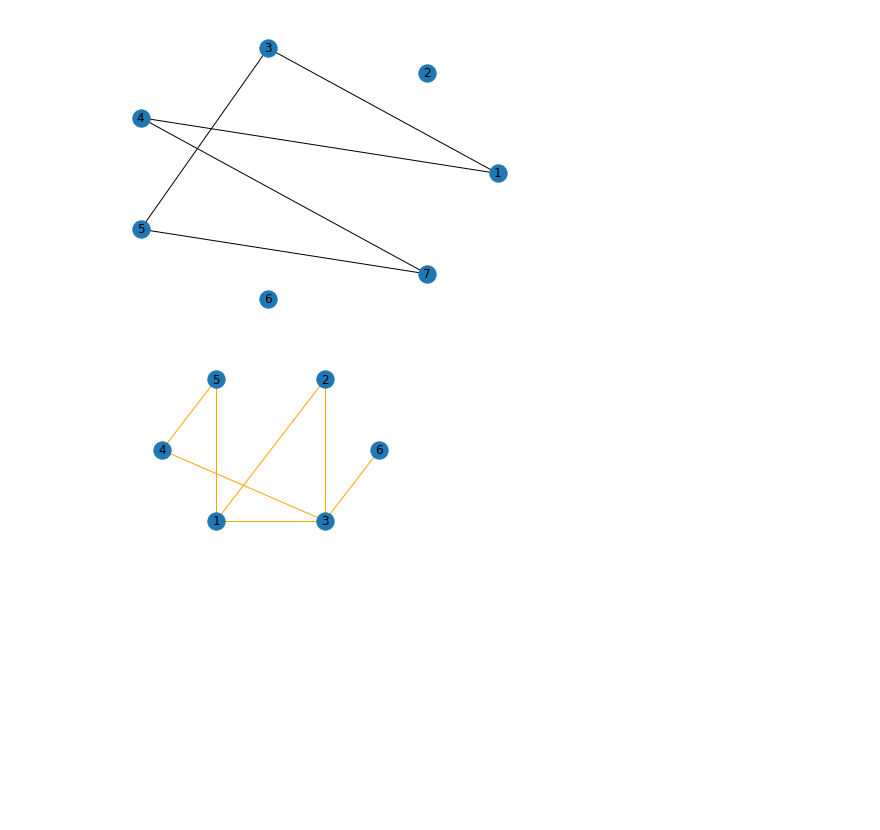
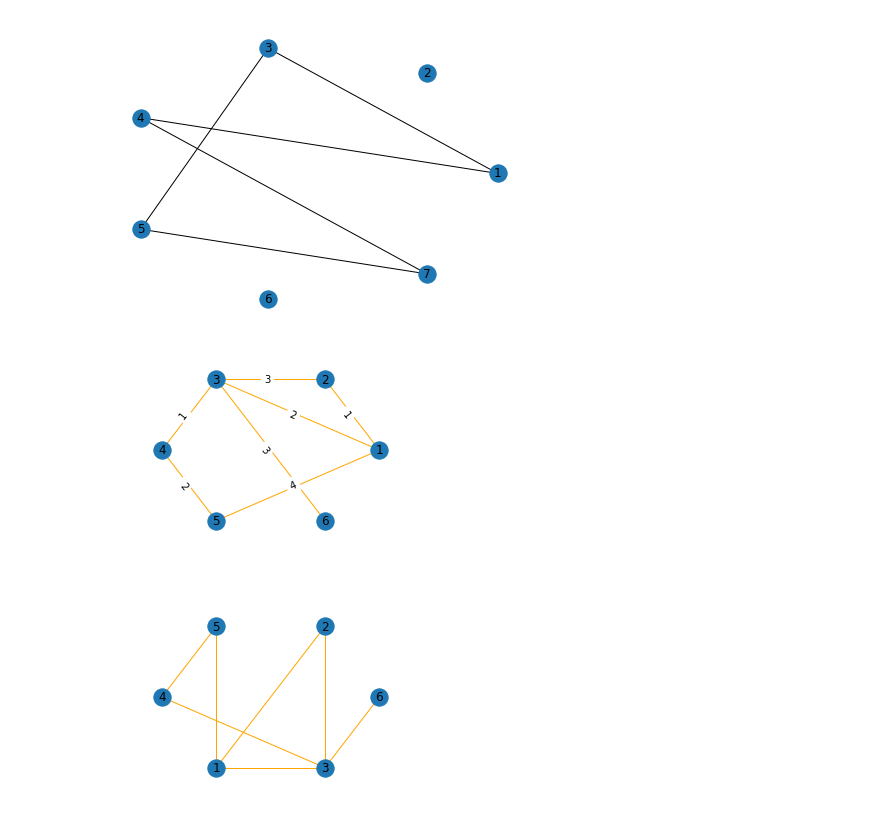
Before and after one commit to mikestantonmusic/Python-Code-Examples, a Jupyter notebook: NetworkVis.ipynb, the cells around one changed output. Saved outputs shown, nothing was run; the diff lists cells and outputs as text; code cells hidden in the pictures; blank space fills up the shorter version.

Commit message:
added netvis functions and new datasets

```diff
--- a/NetworkVis.ipynb
+++ b/NetworkVis.ipynb
@@ -14,6 +14,44 @@ pos=nx.circular_layout(G)
 nx.draw(G,pos,with_labels=1)
 # %% [output]
 [figure]
+# %%
+edges_list = [(1,2,1),(1,3,2),(1,5,4),(2,3,3),(3,4,1),(4,5,2),(3,6,3),]
+
+def numeric_network(edges):
+
+    '''
+    this function draws a network using a list of edges
+    the third digit of the tuple is the weight
+    the nodes are arranged in numeric value
+    '''
+
+    G = nx.Graph()
+    for edge in edges:
+        G.add_edge(edge[0],edge[1], weight = edge[2])
+
+    pos = nx.circular_layout(G)
+    pos2 = pos.copy()
+    dict1 = dict(nx.degree(G))
+    sorted_keys = sorted(dict1, key=dict1.get)
+
+    i=1
+    for w in pos.keys():
+        pos[i] = pos2[w]
+        i=i+1
+
+    options = {"edge_color":"orange",}
+
+    nx.draw_networkx(G, pos, **options)
+    edge_labels = nx.get_edge_attributes(G, "weight")
+    nx.draw_networkx_edge_labels(G, pos, edge_labels, horizontalalignment='right')
+    ax = plt.gca()
+    ax.margins(0.20)
+    plt.axis("off")
+    plt.show()
+
+numeric_network(edges=edges_list)
+# %% [output]
+[figure, added]
 # %%
 edges_list = [(1,2),(1,3),(1,5),(2,3),(3,4),(4,5),(3,6),]
 
```
Also changed, not shown: parts of 1 cell of this notebook, 9 other files.
